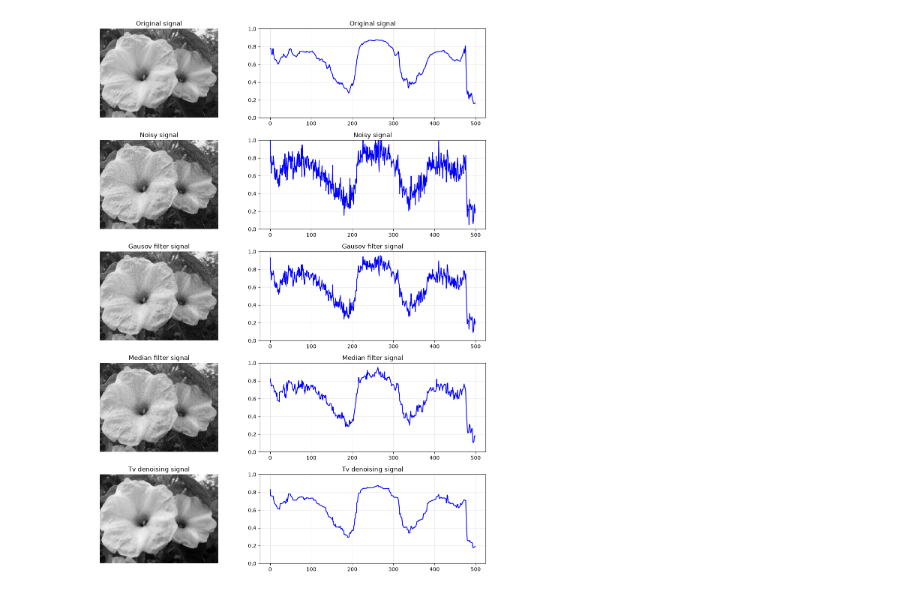
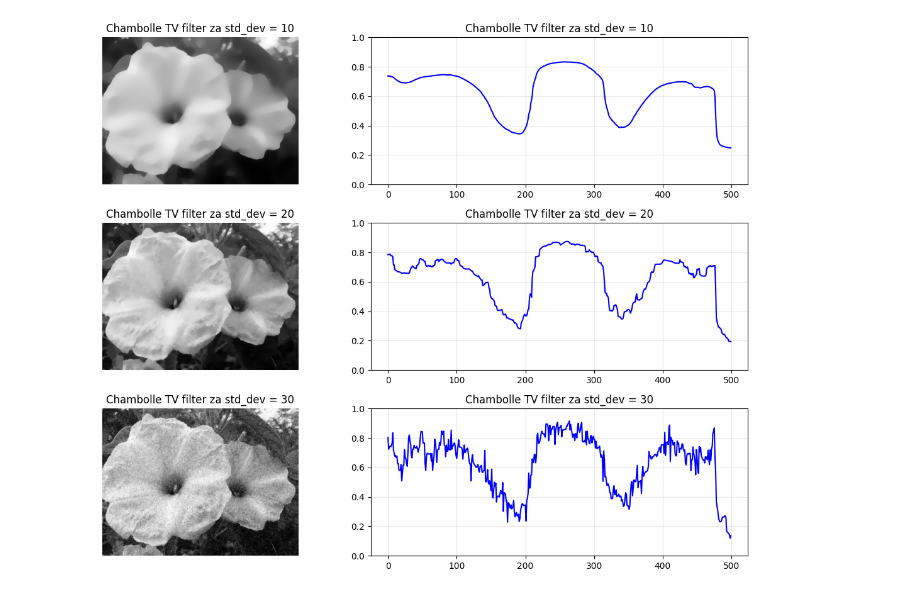
Before and after one commit to NataMata/TotalVariationDenoisingMethod, a Jupyter notebook: gaussian_median_chambolle.ipynb, the cells around one changed output. Cells and saved outputs as stored; diff of their text form; code cells hidden in the pictures.

```diff
--- a/gaussian_median_chambolle.ipynb
+++ b/gaussian_median_chambolle.ipynb
@@ -158,5 +156,8 @@ Chambolle TV    RMSE=0.0258  PSNR=31.76 dB
 # %%
-plot_signal(original_image,'Original signal', noisy_image, 'Noisy signal', gaussian_denoised, \
-            'Gausov filter signal', median_denoised, 'Median filter signal', tv_denoised, 'Tv denoising signal')
+#plot_signal(gaussian_denoised_images[0],'Chambolle TV filter za std_dev = 10', gaussian_denoised_images[1], 'Chambolle TV filter za std_dev = 20', gaussian_denoised_images[2], \
+#            'Chambolle TV filter za std_dev = 30')
-# %% [output]
-[figure, removed]
+# %%
+plot_signal(tv_denoised_images[0],'Chambolle TV filter za std_dev = 10', tv_denoised_images[1], 'Chambolle TV filter za std_dev = 20', tv_denoised_images[2], \
+            'Chambolle TV filter za std_dev = 30')
+# %% [output]
+[figure, added]
```
Also changed, not shown: parts of 5 cells of this notebook.
